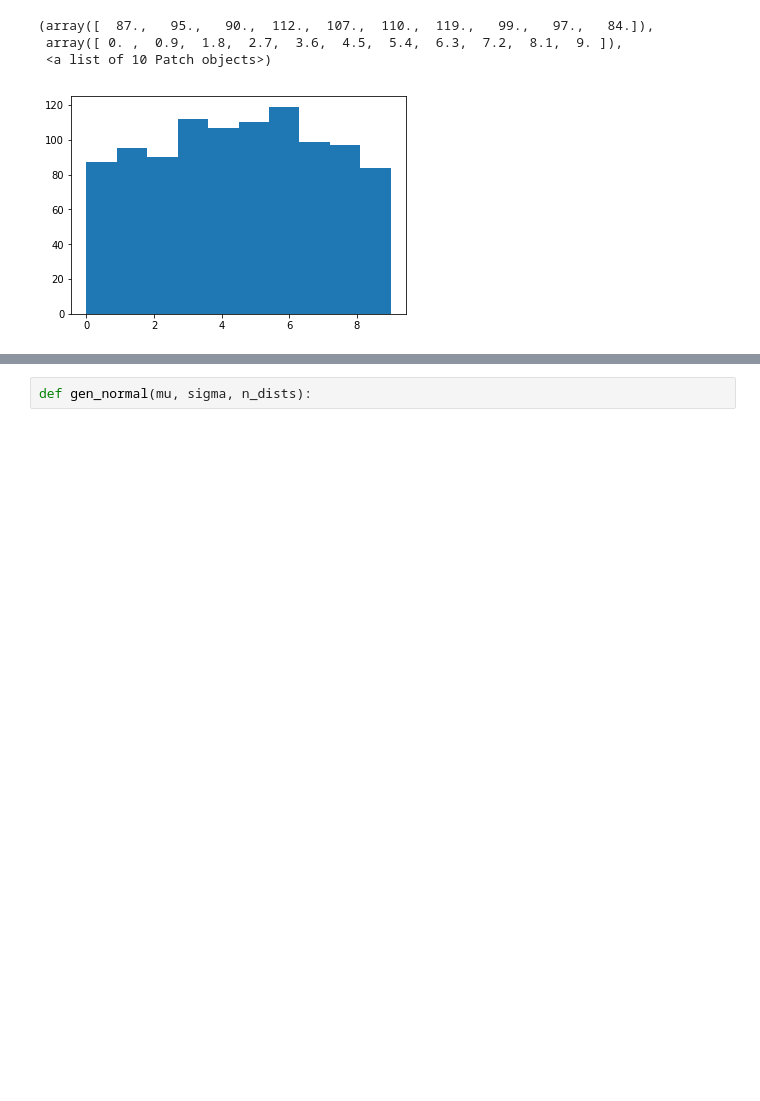
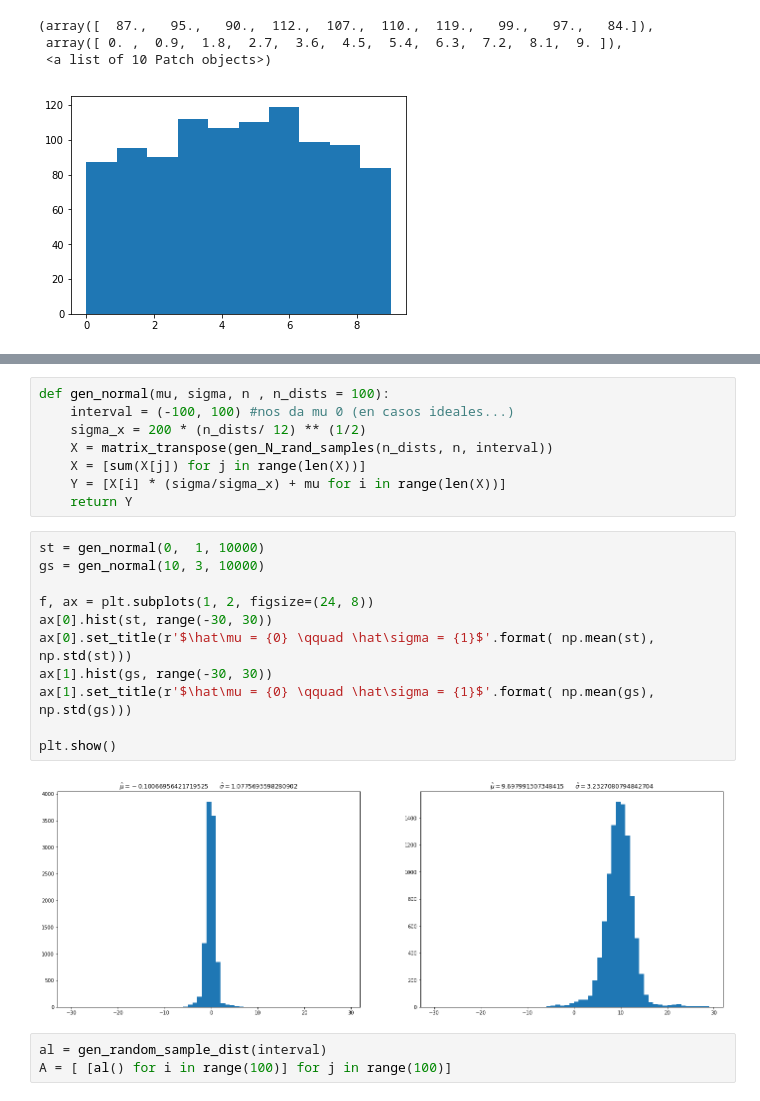
Before and after one commit to nottu/nottu-notes, a Jupyter notebook: MachineLearning/tarea1_jperalta.ipynb, the cells around one changed output, grey strips where cells are left out. Cells and saved outputs as stored; diff of their text form; blank space fills up the shorter version.

```diff
--- a/MachineLearning/tarea1_jperalta.ipynb
+++ b/MachineLearning/tarea1_jperalta.ipynb
@@ -84,5 +88,27 @@ $$
 Y = \sigma_y Z + \mu_y \\
 Y = \sigma_y \frac{X - \mu_x}{\sigma_x} + \mu_y \\
 $$
-# %%
-def gen_normal(mu, sigma, n_dists):
+# %%
+def gen_normal(mu, sigma, n , n_dists = 100):
+    interval = (-100, 100) #nos da mu 0 (en casos ideales...)
+    sigma_x = 200 * (n_dists/ 12) ** (1/2)
+    X = matrix_transpose(gen_N_rand_samples(n_dists, n, interval))
+    X = [sum(X[j]) for j in range(len(X))]
+    Y = [X[i] * (sigma/sigma_x) + mu for i in range(len(X))]
+    return Y
+# %%
+st = gen_normal(0,  1, 10000)
+gs = gen_normal(10, 3, 10000)
+
+f, ax = plt.subplots(1, 2, figsize=(24, 8))
+ax[0].hist(st, range(-30, 30))
+ax[0].set_title(r'$\hat\mu = {0} \qquad \hat\sigma = {1}$'.format( np.mean(st), np.std(st)))
+ax[1].hist(gs, range(-30, 30))
+ax[1].set_title(r'$\hat\mu = {0} \qquad \hat\sigma = {1}$'.format( np.mean(gs), np.std(gs)))
+
+plt.show()
+# %% [output]
+[figure, added]
+# %%
+al = gen_random_sample_dist(interval)
+A = [ [al() for i in range(100)] for j in range(100)]
```
Also changed, not shown: parts of 2 cells of this notebook.
